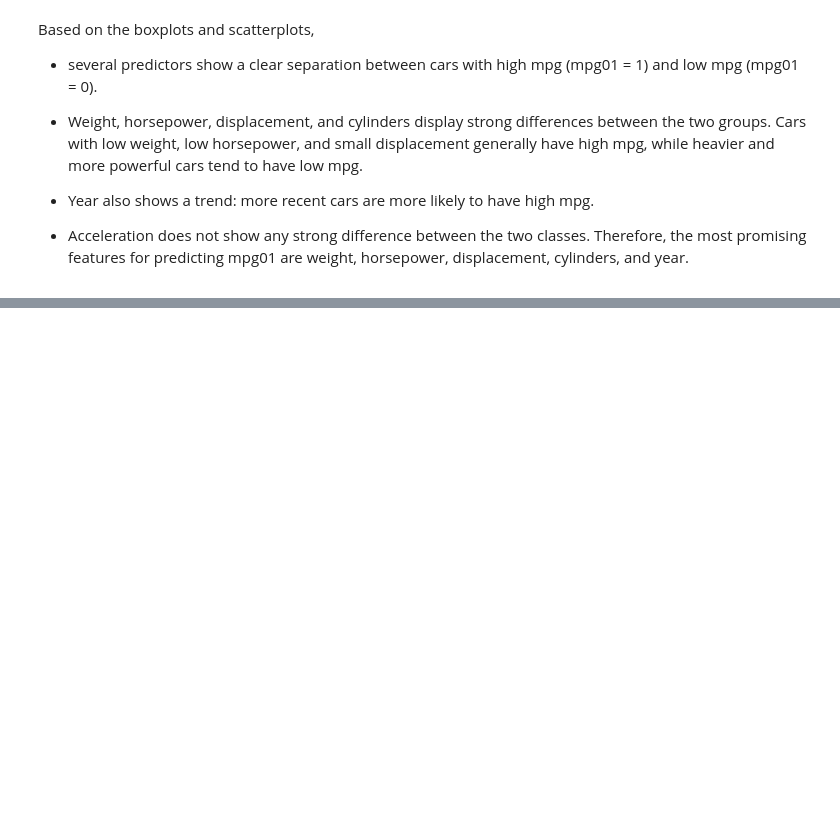
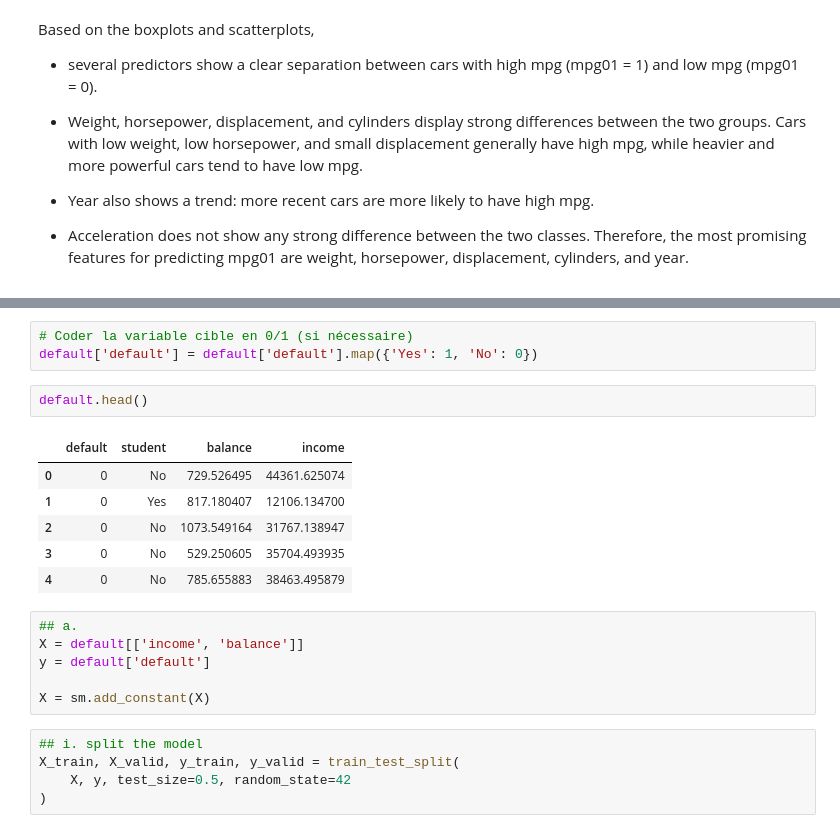
Before and after one commit to lekoundanmgedeon/machinelearning-islp, a Jupyter notebook: assignements/A1_ML/A1_ml.ipynb, the cells around one changed output, grey strips where cells are left out. Cells and saved outputs as stored; diff of their text form; blank space fills up the shorter version.

```diff
--- a/assignements/A1_ML/A1_ml.ipynb
+++ b/assignements/A1_ML/A1_ml.ipynb
@@ -517,0 +609,23 @@ dict mpg01 using the variables that seemed most associated with
+# %%
+# Coder la variable cible en 0/1 (si nécessaire)
+default['default'] = default['default'].map({'Yes': 1, 'No': 0})
+# %%
+default.head()
+# %% [output]
+|  | default | student | balance | income |
+| 0 | 0 | No | 729.526495 | 44361.625074 |
+| 1 | 0 | Yes | 817.180407 | 12106.134700 |
+| 2 | 0 | No | 1073.549164 | 31767.138947 |
+| 3 | 0 | No | 529.250605 | 35704.493935 |
+| 4 | 0 | No | 785.655883 | 38463.495879 |
+# %%
+## a.
+X = default[['income', 'balance']]
+y = default['default']
+
+X = sm.add_constant(X)
+# %%
+## i. split the model
+X_train, X_valid, y_train, y_valid = train_test_split(
+    X, y, test_size=0.5, random_state=42
+)
```
Also changed, not shown: parts of 53 cells of this notebook, 1 other file.
